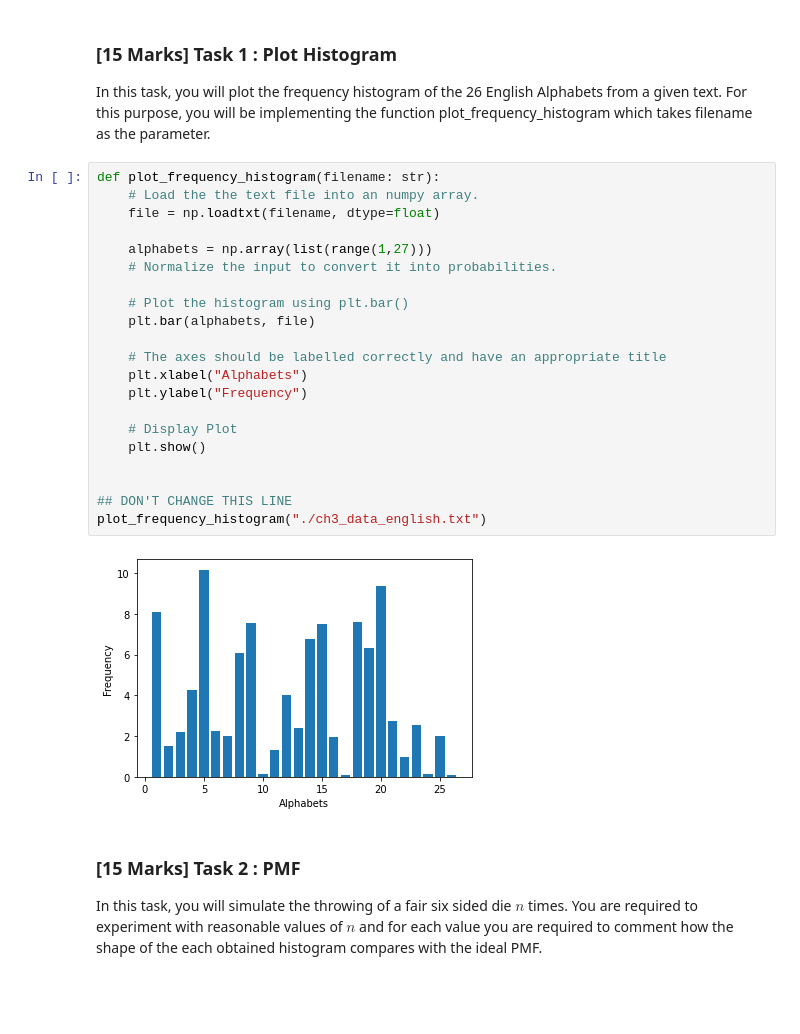
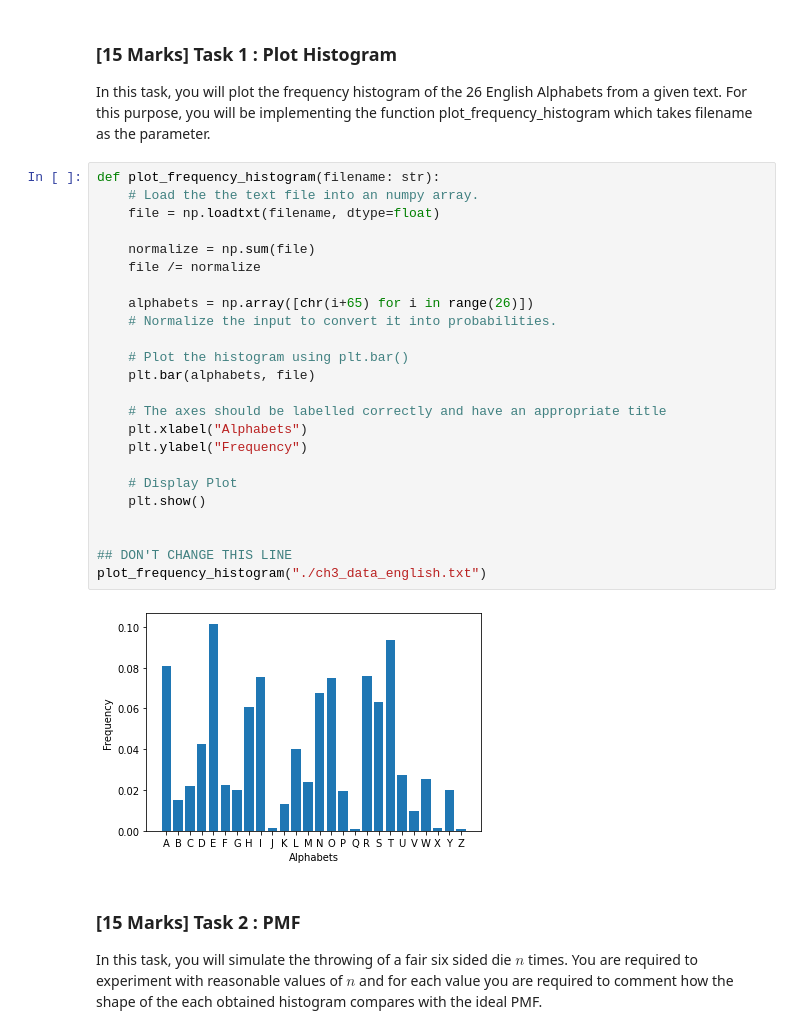
Before and after one commit to mj06879/Probability-and-Statistics-Projects, a Jupyter notebook: 1/Project_01_Unsolved.ipynb, the cells around one changed output. Cells and saved outputs as stored; diff of their text form; blank space fills up the shorter version.

```diff
--- a/1/Project_01_Unsolved.ipynb
+++ b/1/Project_01_Unsolved.ipynb
@@ -17,26 +17,29 @@ In this task, you will plot the frequency histogram of the 26 English Alphabets
 # %%
 def plot_frequency_histogram(filename: str):
     # Load the the text file into an numpy array.
     file = np.loadtxt(filename, dtype=float)
 
-    alphabets = np.array(list(range(1,27)))
+    normalize = np.sum(file)
+    file /= normalize
+
+    alphabets = np.array([chr(i+65) for i in range(26)])
     # Normalize the input to convert it into probabilities.
 
     # Plot the histogram using plt.bar()
     plt.bar(alphabets, file)
 
     # The axes should be labelled correctly and have an appropriate title
     plt.xlabel("Alphabets")
     plt.ylabel("Frequency")
 
     # Display Plot
     plt.show()
 
 
 ## DON'T CHANGE THIS LINE
 plot_frequency_histogram("./ch3_data_english.txt")
 # %% [output]
-[figure, old version]
+[figure, new version]
 # %% [markdown]
 ### [15 Marks] Task 2 : PMF
 
```
Also changed, not shown: parts of 1 cell of this notebook.
